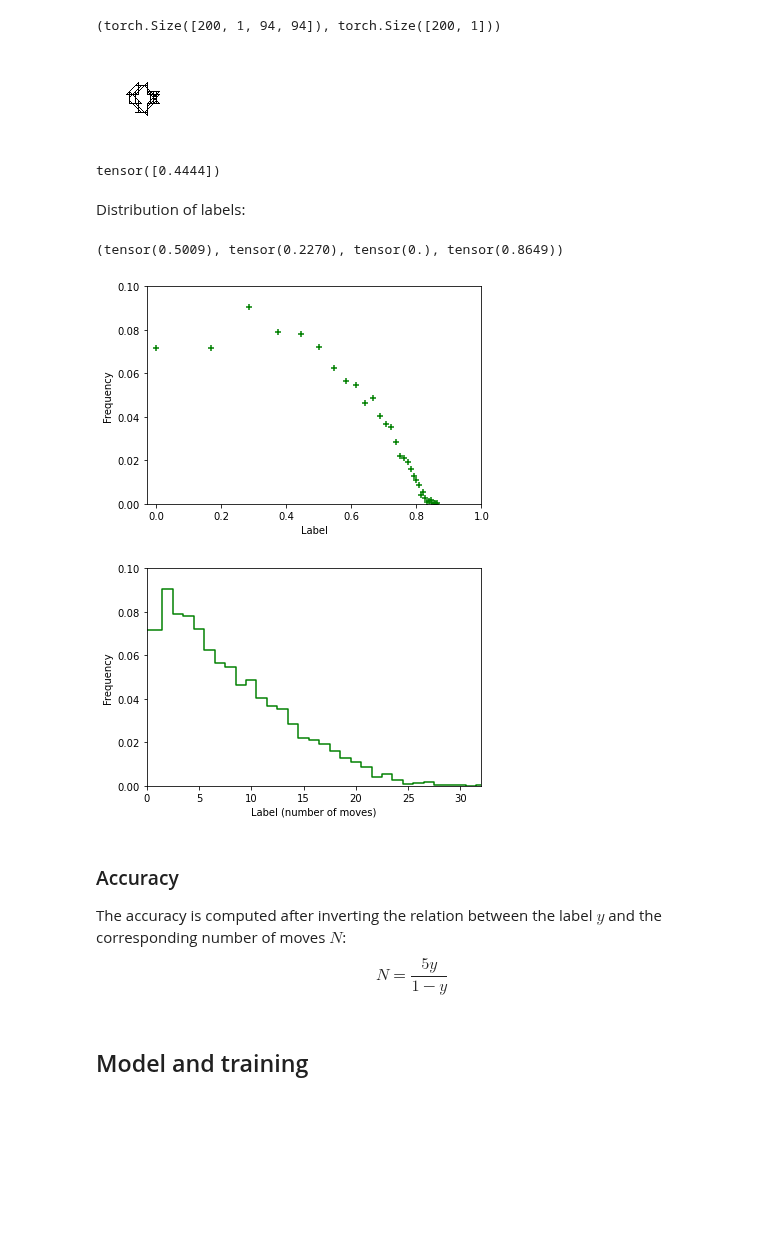
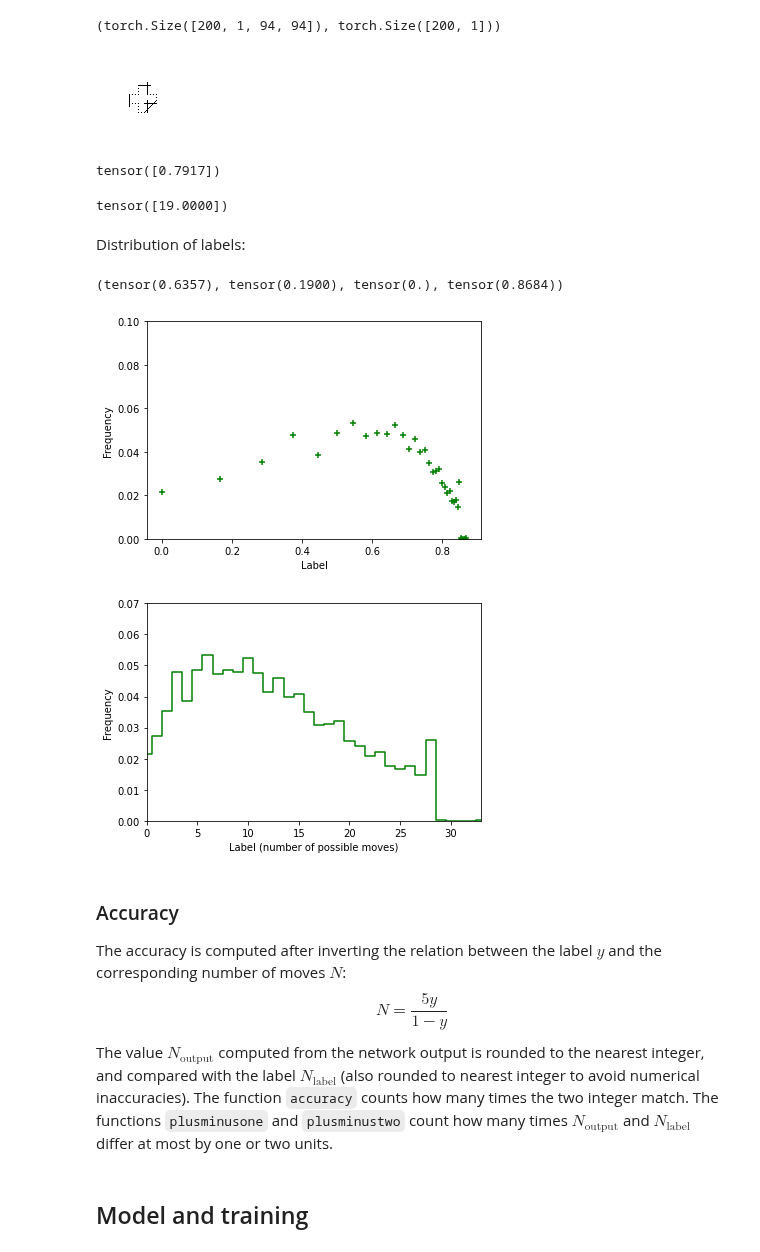
Before and after one commit to gillioz/MorpionSolitaire, a Jupyter notebook: Counting_moves.ipynb, the cells around one changed output. Cells and saved outputs as stored; diff of their text form; code cells hidden in the pictures; blank space fills up the shorter version.

```diff
--- a/Counting_moves.ipynb
+++ b/Counting_moves.ipynb
@@ -47,14 +23,9 @@ so that it is equal to zero if there are no moves, and approaches one if there a
 # %%
 def play_one_game(host = 0): # dummy argument needed for passing to pool.map
     game = NewGame('cross').play()
-    n = game.score
-    m = n * (n + 1) * (2*n + 1) / 6.0
-    i = np.random.choice([i for i in range(n)],
-                         p = [(n-i)**2 / m for i in range(n)])
-    if i > 0:
-        game = game.unplay(i)
-    l = len(game.moves)
-    return game.grid.image(), l / (l + 5)
+    game = game.unplay(np.random.randint(game.score + 1))
+    n = len(game.moves)
+    return game.grid.image(), n / (n + 5)
 # %% [markdown]
 Mini-batches contains a certain number of grids obtained in the way described above (computed in parallel to gain time), as well as a labels (0 for no legal moves, 1 for at least one legal move).
 # %%
@@ -88,11 +62,15 @@ x.shape, y.shape
 # %%
 MSvisualize(x[0])
 # %% [output]
-[figure, old version]
+[figure, new version]
 # %%
 y[0]
 # %% [output]
-tensor([0.4444])
+tensor([0.7917])
+# %%
+5.0 * y[0] / (1.0 - y[0])
+# %% [output]
+tensor([19.0000])
 # %% [markdown]
 Distribution of labels:
 # %%
@@ -103,7 +81,7 @@ ndistribution = [torch.where(ndata == i, 1.0, 0.0).mean().item() for i in range(
 # %%
 ydata.mean(), ydata.std(), ydata.min(), ydata.max()
 # %% [output]
-(tensor(0.5009), tensor(0.2270), tensor(0.), tensor(0.8649))
+(tensor(0.6357), tensor(0.1900), tensor(0.), tensor(0.8684))
 # %%
 plt.scatter([y / (y + 5) for y in range(nmax + 1)], ndistribution, color='green', marker = '+')
 plt.xlabel('Label')
@@ -112,24 +90,25 @@ plt.xlim(-0.03, 1)
 plt.ylim(0, 0.1)
 plt.show()
 # %% [output]
-[figure, old version]
+[figure, new version]
 # %%
 plt.step(np.array(range(nmax + 1)), ndistribution, where='mid', color='green')
-plt.xlabel('Label (number of moves)')
+plt.xlabel('Label (number of possible moves)')
 plt.ylabel('Frequency')
 plt.xlim(0, nmax)
-plt.ylim(0, 0.1)
+plt.ylim(0, 0.07)
 # plt.savefig('labels_counting.png', bbox_inches='tight')
 plt.show()
 # %% [output]
-[figure, old version]
+[figure, new version]
-# %% [markdown]
-### Accuracy
-
-The accuracy is computed after inverting the relation between the label $y$ and the corresponding number of moves $N$:
-$$
-N = \frac{5 y}{1 - y}
-$$
+# %% [markdown]
+### Accuracy
+
+The accuracy is computed after inverting the relation between the label $y$ and the corresponding number of moves $N$:
+$$
+N = \frac{5 y}{1 - y}
+$$
+The value $N_\text{output}$ computed from the network output is rounded to the nearest integer, and compared with the label $N_\text{label}$ (also rounded to nearest integer to avoid numerical inaccuracies). The function `accuracy` counts how many times the two integer match. The functions `plusminusone` and `plusminustwo` count how many times $N_\text{output}$ and $N_\text{label}$ differ at most by one or two units.
 # %%
 def accuracy(outputs, labels, plusminus = 0.0):
     noutputs = torch.round(5.0 * outputs / (1.0 - outputs))
```
Also changed, not shown: parts of 43 cells of this notebook, 20 other files.
